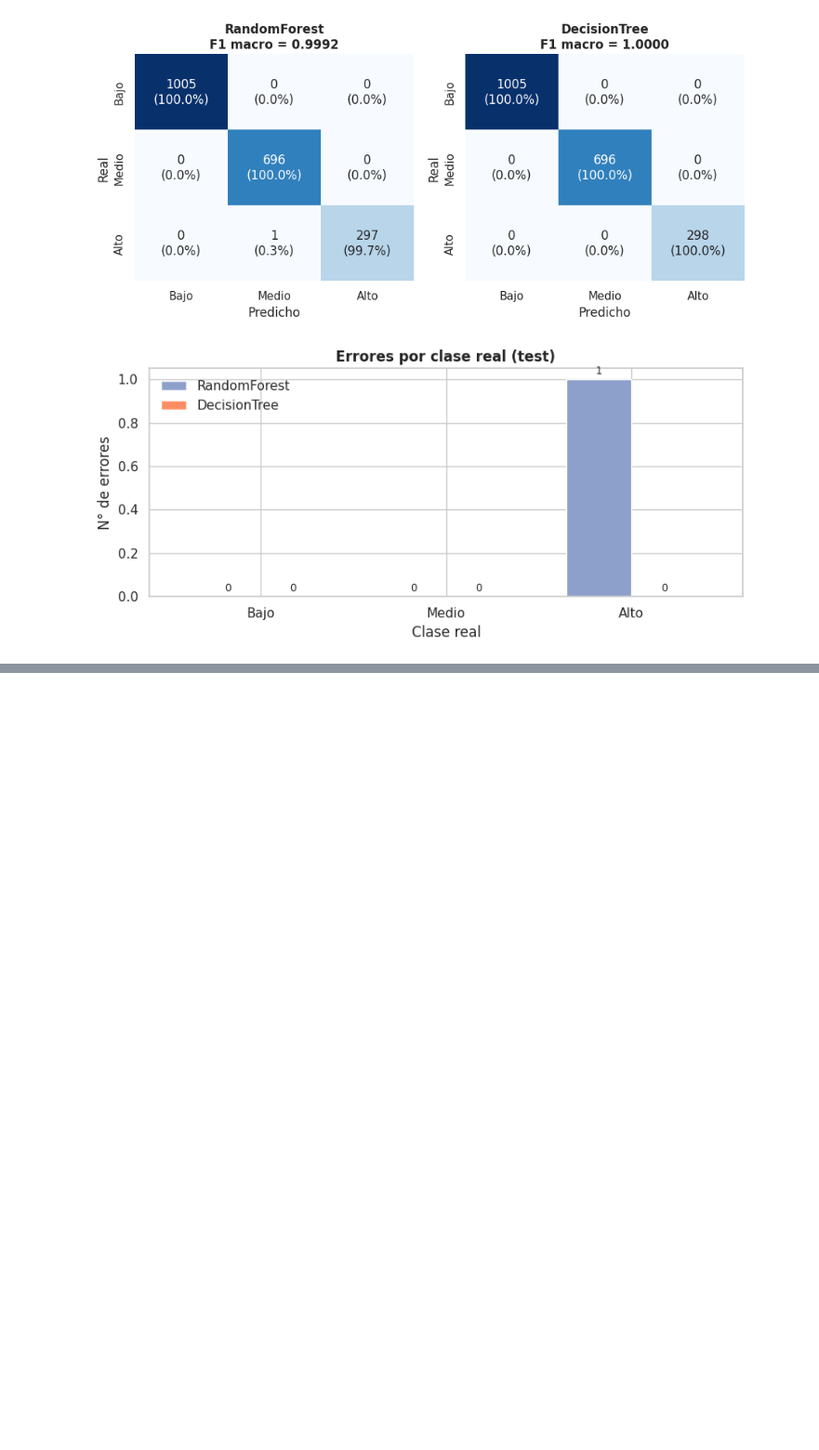
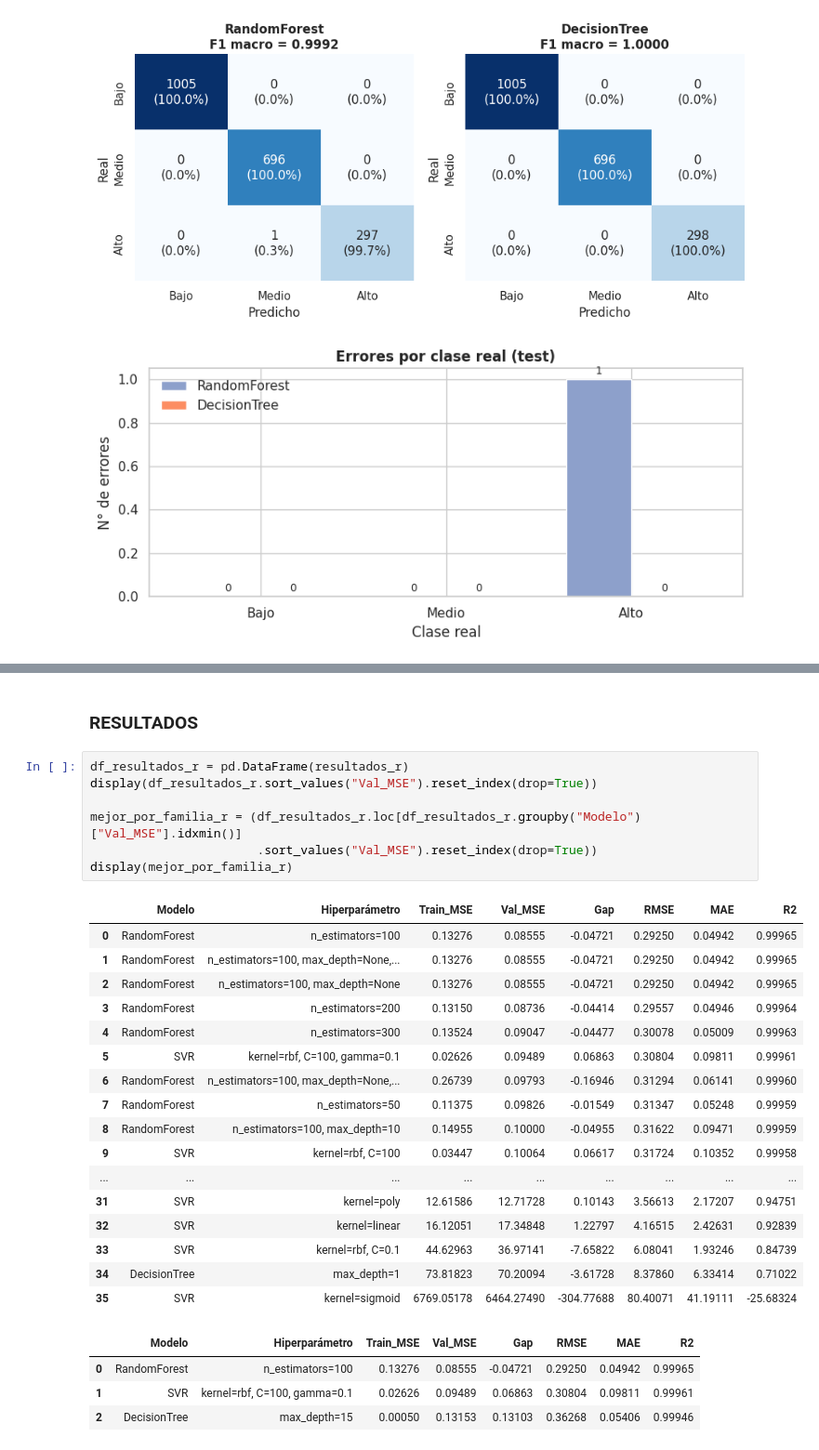
Before and after one commit to Neyder2502/gpu-performance-ml, a Jupyter notebook: proyecto_machine_learning.ipynb, the cells around one changed output, grey strips where cells are left out. Shown at 93% size. Cells and saved outputs as stored; diff of their text form; blank space fills up the shorter version.

```diff
--- a/proyecto_machine_learning.ipynb
+++ b/proyecto_machine_learning.ipynb
@@ -1252,0 +1328,31 @@ plt.show()
+# %% [markdown]
+### RESULTADOS
+# %%
+df_resultados_r = pd.DataFrame(resultados_r)
+display(df_resultados_r.sort_values("Val_MSE").reset_index(drop=True))
+
+mejor_por_familia_r = (df_resultados_r.loc[df_resultados_r.groupby("Modelo")["Val_MSE"].idxmin()]
+                       .sort_values("Val_MSE").reset_index(drop=True))
+display(mejor_por_familia_r)
+# %% [output]
+|  | Modelo | Hiperparámetro | Train_MSE | Val_MSE | Gap | RMSE | MAE | R2 |
+| 0 | RandomForest | n_estimators=100 | 0.13276 | 0.08555 | -0.04721 | 0.29250 | 0.04942 | 0.99965 |
+| 1 | RandomForest | n_estimators=100, max_depth=None,... | 0.13276 | 0.08555 | -0.04721 | 0.29250 | 0.04942 | 0.99965 |
+| 2 | RandomForest | n_estimators=100, max_depth=None | 0.13276 | 0.08555 | -0.04721 | 0.29250 | 0.04942 | 0.99965 |
+| 3 | RandomForest | n_estimators=200 | 0.13150 | 0.08736 | -0.04414 | 0.29557 | 0.04946 | 0.99964 |
+| 4 | RandomForest | n_estimators=300 | 0.13524 | 0.09047 | -0.04477 | 0.30078 | 0.05009 | 0.99963 |
+| 5 | SVR | kernel=rbf, C=100, gamma=0.1 | 0.02626 | 0.09489 | 0.06863 | 0.30804 | 0.09811 | 0.99961 |
+| 6 | RandomForest | n_estimators=100, max_depth=None,... | 0.26739 | 0.09793 | -0.16946 | 0.31294 | 0.06141 | 0.99960 |
+| 7 | RandomForest | n_estimators=50 | 0.11375 | 0.09826 | -0.01549 | 0.31347 | 0.05248 | 0.99959 |
+| 8 | RandomForest | n_estimators=100, max_depth=10 | 0.14955 | 0.10000 | -0.04955 | 0.31622 | 0.09471 | 0.99959 |
+| 9 | SVR | kernel=rbf, C=100 | 0.03447 | 0.10064 | 0.06617 | 0.31724 | 0.10352 | 0.99958 |
+| ... | ... | ... | ... | ... | ... | ... | ... | ... |
+| 31 | SVR | kernel=poly | 12.61586 | 12.71728 | 0.10143 | 3.56613 | 2.17207 | 0.94751 |
+| 32 | SVR | kernel=linear | 16.12051 | 17.34848 | 1.22797 | 4.16515 | 2.42631 | 0.92839 |
+| 33 | SVR | kernel=rbf, C=0.1 | 44.62963 | 36.97141 | -7.65822 | 6.08041 | 1.93246 | 0.84739 |
+| 34 | DecisionTree | max_depth=1 | 73.81823 | 70.20094 | -3.61728 | 8.37860 | 6.33414 | 0.71022 |
+| 35 | SVR | kernel=sigmoid | 6769.05178 | 6464.27490 | -304.77688 | 80.40071 | 41.19111 | -25.68324 |
+|  | Modelo | Hiperparámetro | Train_MSE | Val_MSE | Gap | RMSE | MAE | R2 |
+| 0 | RandomForest | n_estimators=100 | 0.13276 | 0.08555 | -0.04721 | 0.29250 | 0.04942 | 0.99965 |
+| 1 | SVR | kernel=rbf, C=100, gamma=0.1 | 0.02626 | 0.09489 | 0.06863 | 0.30804 | 0.09811 | 0.99961 |
+| 2 | DecisionTree | max_depth=15 | 0.00050 | 0.13153 | 0.13103 | 0.36268 | 0.05406 | 0.99946 |
```
Also changed, not shown: parts of 15 cells of this notebook.
